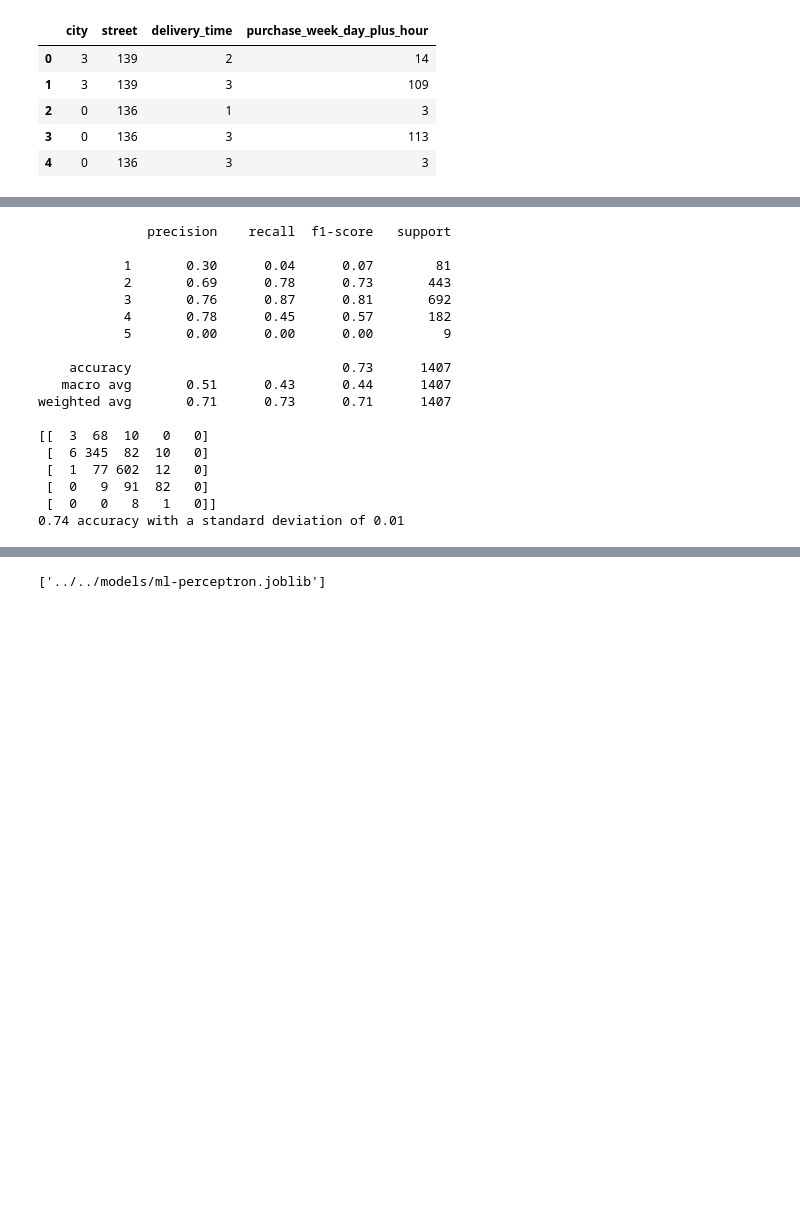
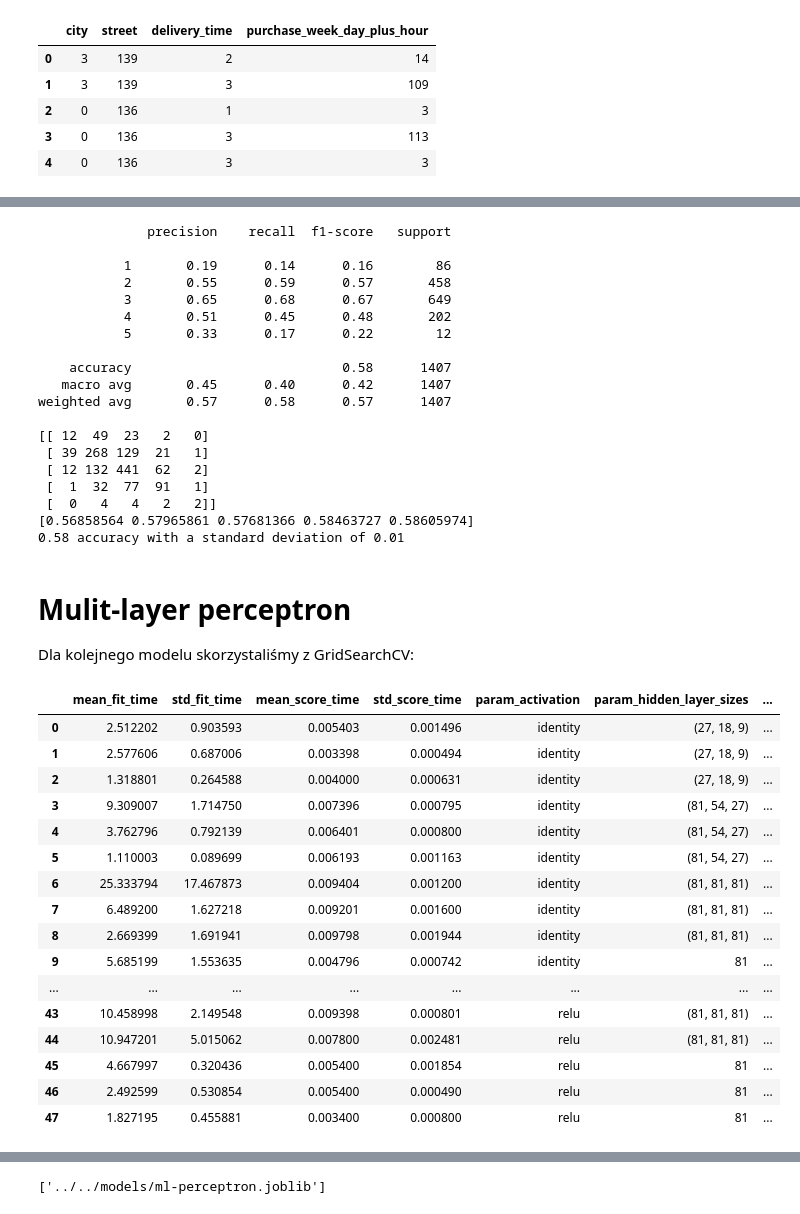
Before and after one commit to jakubZiel/AI-Engineering, a Jupyter notebook: notebooks/model_dev/models.ipynb, the cells around one changed output, grey strips where cells are left out. Saved outputs shown, nothing was run; the diff lists cells and outputs as text; code cells hidden in the pictures; blank space fills up the shorter version.

```diff
--- a/notebooks/model_dev/models.ipynb
+++ b/notebooks/model_dev/models.ipynb
@@ -69,23 +59,31 @@ rfc_Cross = cross_val_score(rfc, X, y, n_jobs = -1, cv = ms.KFold(shuffle = True
 # %%
-print(classification_report(y_test, pred_rfc, zero_division=0))
-print(confusion_matrix(y_test, pred_rfc))
-print("%0.2f accuracy with a standard deviation of %0.2f" % (rfc_Cross.mean(), rfc_Cross.std()))
+svmc = svm.SVC(C = 174, gamma = 0.1)
+svmc.fit(X_train, y_train)
+pred_svmc = svmc.predict(X_test)
+
+svmc_Cross = cross_val_score(svmc, X, y, n_jobs = -1, cv = ms.KFold(shuffle = True))
+
+print(classification_report(y_test, pred_svmc, zero_division=0))
+print(confusion_matrix(y_test, pred_svmc))
+print(svmc_Cross)
+print("%0.2f accuracy with a standard deviation of %0.2f" % (svmc_Cross.mean(), svmc_Cross.std()))
 # %% [output]
               precision    recall  f1-score   support
 
-           1       0.30      0.04      0.07        81
-           2       0.69      0.78      0.73       443
-           3       0.76      0.87      0.81       692
-           4       0.78      0.45      0.57       182
-           5       0.00      0.00      0.00         9
+           1       0.19      0.14      0.16        86
+           2       0.55      0.59      0.57       458
+           3       0.65      0.68      0.67       649
+           4       0.51      0.45      0.48       202
+           5       0.33      0.17      0.22        12
 
-    accuracy                           0.73      1407
-   macro avg       0.51      0.43      0.44      1407
-weighted avg       0.71      0.73      0.71      1407
+    accuracy                           0.58      1407
+   macro avg       0.45      0.40      0.42      1407
+weighted avg       0.57      0.58      0.57      1407
 
-[[  3  68  10   0   0]
- [  6 345  82  10   0]
- [  1  77 602  12   0]
- [  0   9  91  82   0]
- [  0   0   8   1   0]]
-0.74 accuracy with a standard deviation of 0.01
+[[ 12  49  23   2   0]
+ [ 39 268 129  21   1]
+ [ 12 132 441  62   2]
+ [  1  32  77  91   1]
+ [  0   4   4   2   2]]
+[0.56858564 0.57965861 0.57681366 0.58463727 0.58605974]
+0.58 accuracy with a standard deviation of 0.01
@@ -98,0 +90,31 @@ svmc_Cross = cross_val_score(svmc, X, y, n_jobs = -1, cv = ms.KFold(shuffle = Tr
+# %% [markdown]
+# Mulit-layer perceptron
+
+Dla kolejnego modelu skorzystaliśmy z GridSearchCV:
+# %%
+mlpc_grid = GridSearchCV(MLPClassifier(), {
+    'hidden_layer_sizes': [(27,18,9), (81,54,27), (81,81,81), (81)],
+    'activation': ['identity','logistic', 'tanh','relu'],
+    'solver': ['lbfgs', 'sgd', 'adam']
+}, n_jobs = -1, cv = ms.KFold(shuffle = True))
+mlpc_grid.fit(X, y)
+df = pd.DataFrame(mlpc_grid.cv_results_)
+df.drop(columns=["split0_test_score", "split1_test_score", "split2_test_score", "split3_test_score", "split4_test_score"])
+# %% [output]
+|  | mean_fit_time | std_fit_time | mean_score_time | std_score_time | param_activation | param_hidden_layer_sizes | ... |
+| 0 | 2.512202 | 0.903593 | 0.005403 | 0.001496 | identity | (27, 18, 9) | ... |
+| 1 | 2.577606 | 0.687006 | 0.003398 | 0.000494 | identity | (27, 18, 9) | ... |
+| 2 | 1.318801 | 0.264588 | 0.004000 | 0.000631 | identity | (27, 18, 9) | ... |
+| 3 | 9.309007 | 1.714750 | 0.007396 | 0.000795 | identity | (81, 54, 27) | ... |
+| 4 | 3.762796 | 0.792139 | 0.006401 | 0.000800 | identity | (81, 54, 27) | ... |
+| 5 | 1.110003 | 0.089699 | 0.006193 | 0.001163 | identity | (81, 54, 27) | ... |
+| 6 | 25.333794 | 17.467873 | 0.009404 | 0.001200 | identity | (81, 81, 81) | ... |
+| 7 | 6.489200 | 1.627218 | 0.009201 | 0.001600 | identity | (81, 81, 81) | ... |
+| 8 | 2.669399 | 1.691941 | 0.009798 | 0.001944 | identity | (81, 81, 81) | ... |
+| 9 | 5.685199 | 1.553635 | 0.004796 | 0.000742 | identity | 81 | ... |
+| ... | ... | ... | ... | ... | ... | ... | ... |
+| 43 | 10.458998 | 2.149548 | 0.009398 | 0.000801 | relu | (81, 81, 81) | ... |
+| 44 | 10.947201 | 5.015062 | 0.007800 | 0.002481 | relu | (81, 81, 81) | ... |
+| 45 | 4.667997 | 0.320436 | 0.005400 | 0.001854 | relu | 81 | ... |
+| 46 | 2.492599 | 0.530854 | 0.005400 | 0.000490 | relu | 81 | ... |
+| 47 | 1.827195 | 0.455881 | 0.003400 | 0.000800 | relu | 81 | ... |
```
Also changed, not shown: parts of 16 cells of this notebook, 4 other files.
